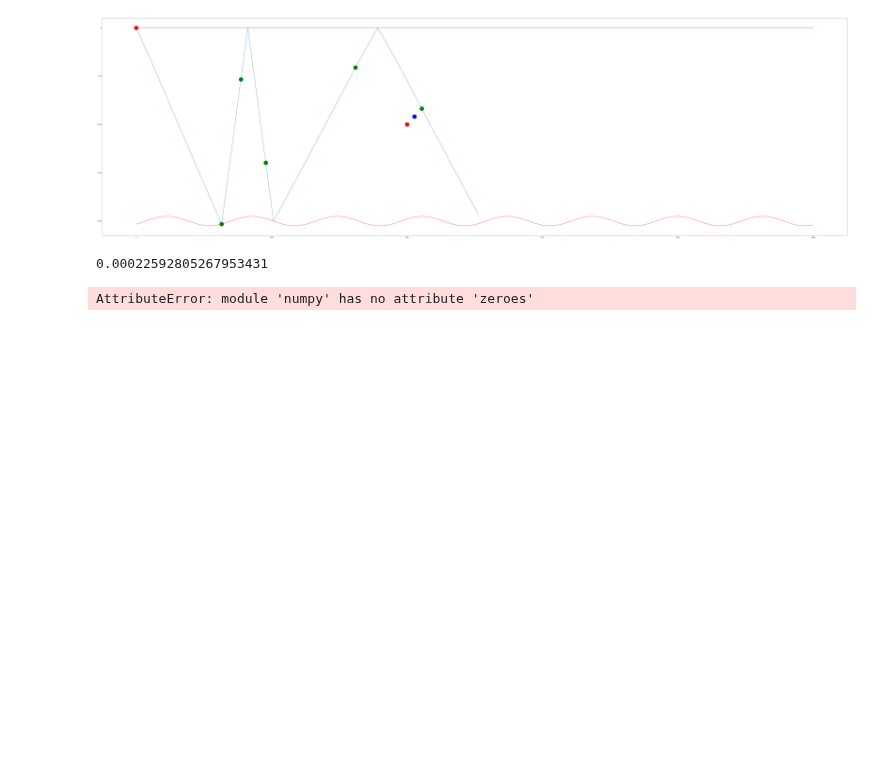
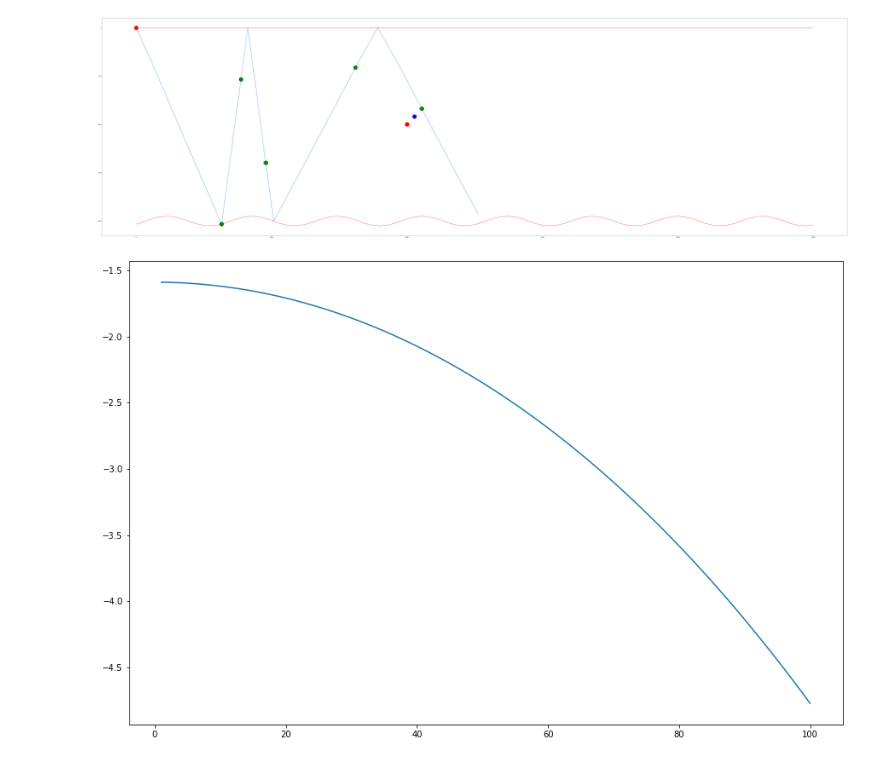
Before and after one commit to ahernot/ray-tracer, a Jupyter notebook: tests_2.ipynb, the cells around one changed output. Saved outputs shown, nothing was run; the diff lists cells and outputs as text; code cells hidden in the pictures; blank space fills up the shorter version.

```diff
--- a/tests_2.ipynb
+++ b/tests_2.ipynb
@@ -63,8 +56 @@ midpoint = (target + ray.XZ[step]) / 2
-# %%
-f = 100
-
-dist = np.linalg.norm(target_vector)
-env.penv.calc_dl_dG(f, midpoint[1]) / 1000 * dist  # Total attenuation (* -1)
-# %% [output]
-0.00022592805267953431
 # %%
@@ -72,5 +60,19 @@ freqs = np.linspace(1, 100, 100)  # Just for tests
 ray.populate_NEW(*freqs)
-# %%
-ray.filter(target)
-# %% [output]
-AttributeError: module 'numpy' has no attribute 'zeroes'
+# %%
+### GAIN ###
+
+# Calculate closest simulation step to the target point
+step_target = ray.closest_step_to_point(target)  # NOTE: approximation as closest step (no interpolation)
+p = ray.point(step_target)
+d_target = np.linalg.norm(target - p)
+
+# Estimate gain between closest approach and target (straight line, average depth) for each frequency
+midpoint = (target + p) / 2
+z_avg = midpoint[1]
+G_add = -1 * env.penv.calc_dl_dG(np.array(ray.freqs), z_avg) / 1000 * d_target
+
+# Calculate full gain at target for each frequency
+G_target = ray.gain(step_target) + G_add
+
+# Calculate transmittance multiplier at target for each frequency
+Tmult_target = np.power(10, G_target / 10)
@@ -76,0 +87,6 @@ AttributeError: module 'numpy' has no attribute 'zeroes'
+# %%
+plt.figure(figsize=(15, 10))
+plt.plot(ray.freqs, G_target)
+plt.show()
+# %% [output]
+[figure, added]
```
Also changed, not shown: parts of 3 cells of this notebook.
